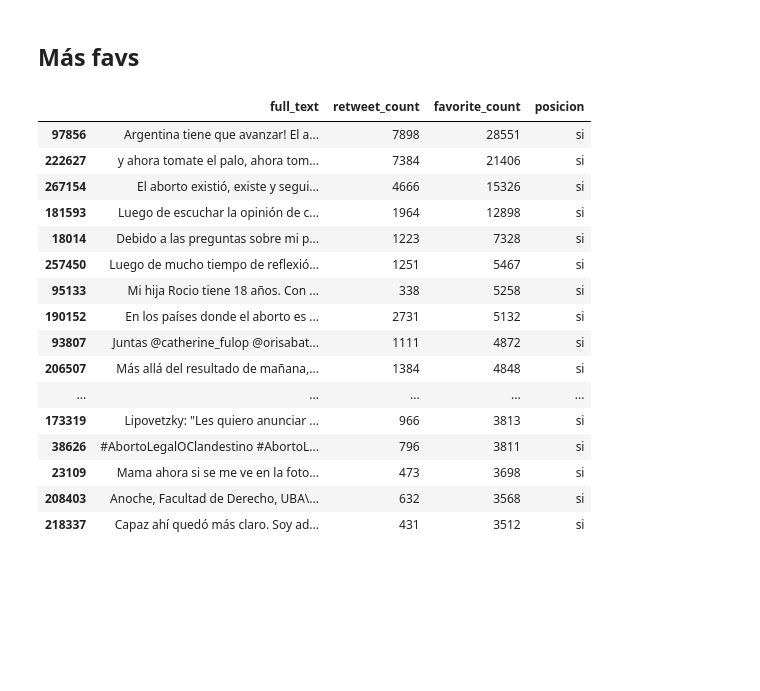
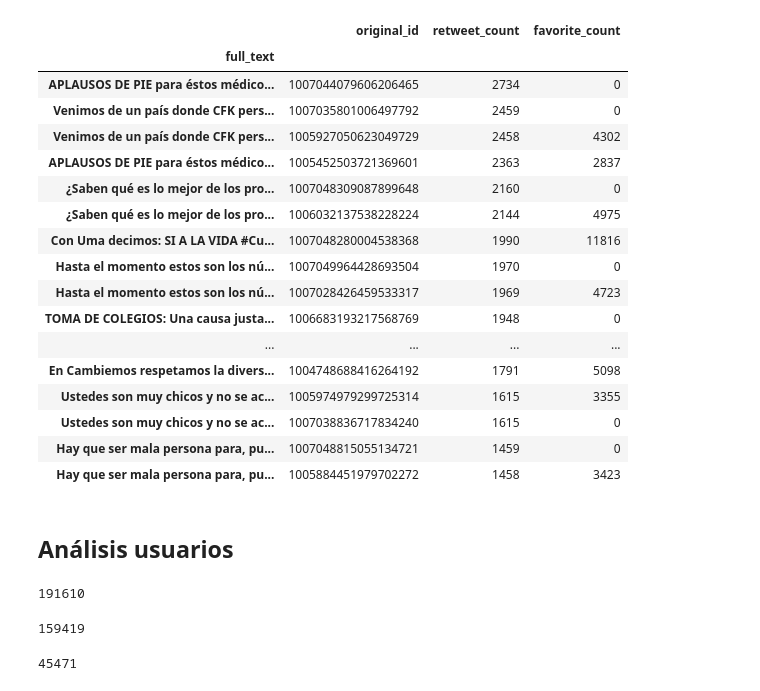
Before and after one commit to pablocelayes/twitter-aborto, a Jupyter notebook: notebooks/1.0-analisis-tweets-mongo.ipynb, the cells around one changed output. Cells and saved outputs as stored; diff of their text form; code cells hidden in the pictures; blank space fills up the shorter version.

Commit message:
Agrego análisis de usuarios

```diff
--- a/notebooks/1.0-analisis-tweets-mongo.ipynb
+++ b/notebooks/1.0-analisis-tweets-mongo.ipynb
@@ -126,22 +131,40 @@ df.sort_values(by='retweet_count', ascending=False).head(20)
-# %% [markdown]
-## Más favs
-# %%
-df.sort_values(by='favorite_count', ascending=False).head(20)
-# %% [output]
-|  | full_text | retweet_count | favorite_count | posicion |
-| 97856 | Argentina tiene que avanzar! El a... | 7898 | 28551 | si |
-| 222627 | y ahora tomate el palo, ahora tom... | 7384 | 21406 | si |
-| 267154 | El aborto existió, existe y segui... | 4666 | 15326 | si |
-| 181593 | Luego de escuchar la opinión de c... | 1964 | 12898 | si |
-| 18014 | Debido a las preguntas sobre mi p... | 1223 | 7328 | si |
-| 257450 | Luego de mucho tiempo de reflexió... | 1251 | 5467 | si |
-| 95133 | Mi hija Rocio tiene 18 años. Con ... | 338 | 5258 | si |
-| 190152 | En los países donde el aborto es ... | 2731 | 5132 | si |
-| 93807 | Juntas @catherine_fulop @orisabat... | 1111 | 4872 | si |
-| 206507 | Más allá del resultado de mañana,... | 1384 | 4848 | si |
-| ... | ... | ... | ... | ... |
-| 173319 | Lipovetzky: "Les quiero anunciar ... | 966 | 3813 | si |
-| 38626 | #AbortoLegalOClandestino #AbortoL... | 796 | 3811 | si |
-| 23109 | Mama ahora si se me ve en la foto... | 473 | 3698 | si |
-| 208403 | Anoche, Facultad de Derecho, UBA\... | 632 | 3568 | si |
-| 218337 | Capaz ahí quedó más claro. Soy ad... | 431 | 3512 | si |
+# %%
+df = tweets_no[['original_id', 'retweet_count', 'favorite_count', 'full_text']]
+df.full_text = df.full_text.apply(lambda s: re.sub(r"^RT @\w+: ", "", s))
+df = df.groupby('full_text').max()
+df.sort_values(by='retweet_count', ascending=False).head(20)
+# %% [output]
+|  | original_id | retweet_count | favorite_count |
+| full_text |  |  |  |
+| APLAUSOS DE PIE para éstos médico... | 1007044079606206465 | 2734 | 0 |
+| Venimos de un país donde CFK pers... | 1007035801006497792 | 2459 | 0 |
+| Venimos de un país donde CFK pers... | 1005927050623049729 | 2458 | 4302 |
+| APLAUSOS DE PIE para éstos médico... | 1005452503721369601 | 2363 | 2837 |
+| ¿Saben qué es lo mejor de los pro... | 1007048309087899648 | 2160 | 0 |
+| ¿Saben qué es lo mejor de los pro... | 1006032137538228224 | 2144 | 4975 |
+| Con Uma decimos: SI A LA VIDA #Cu... | 1007048280004538368 | 1990 | 11816 |
+| Hasta el momento estos son los nú... | 1007049964428693504 | 1970 | 0 |
+| Hasta el momento estos son los nú... | 1007028426459533317 | 1969 | 4723 |
+| TOMA DE COLEGIOS: Una causa justa... | 1006683193217568769 | 1948 | 0 |
+| ... | ... | ... | ... |
+| En Cambiemos respetamos la divers... | 1004748688416264192 | 1791 | 5098 |
+| Ustedes son muy chicos y no se ac... | 1005974979299725314 | 1615 | 3355 |
+| Ustedes son muy chicos y no se ac... | 1007038836717834240 | 1615 | 0 |
+| Hay que ser mala persona para, pu... | 1007048815055134721 | 1459 | 0 |
+| Hay que ser mala persona para, pu... | 1005884451979702272 | 1458 | 3423 |
+# %% [markdown]
+## Análisis usuarios
+# %%
+len(users)
+# %% [output]
+191610
+# %%
+users_si = users[users.id.isin(tweets_si.user_id)]
+len(users_si)
+# %% [output]
+159419
+# %%
+users_no = users[users.id.isin(tweets_no.user_id)]
+len(users_no)
+# %% [output]
+45471
```
Also changed, not shown: parts of 33 cells of this notebook.
